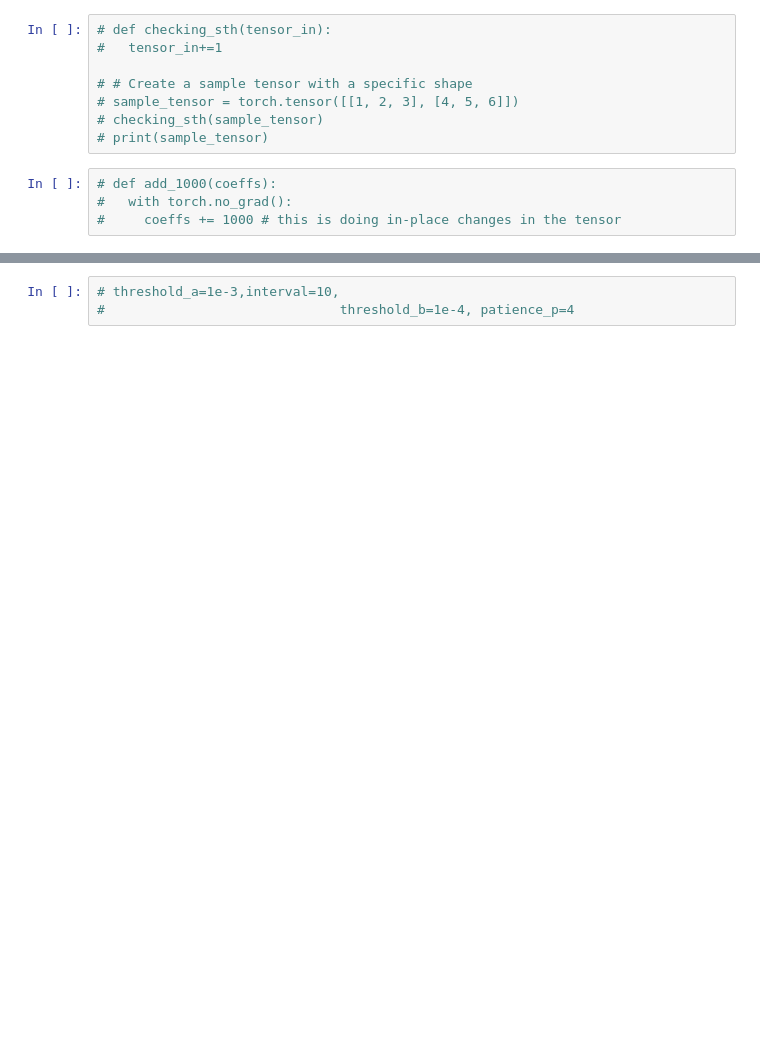
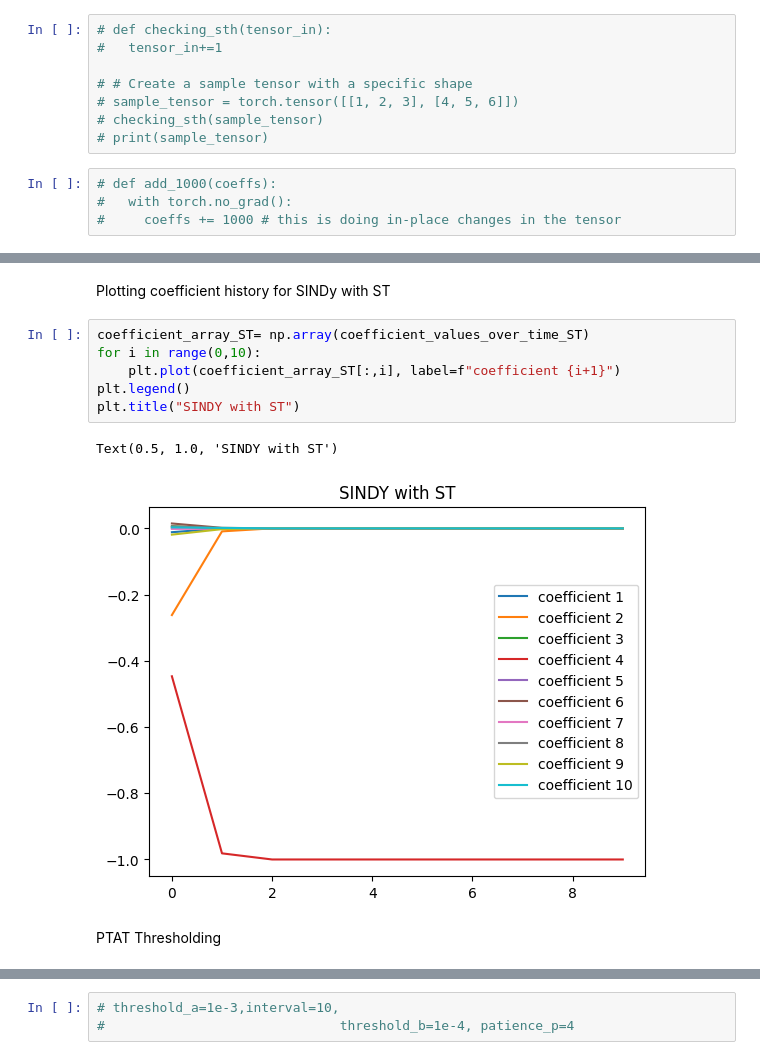
Before and after one commit to lukevoss/GNN, a Jupyter notebook: assignment_6.ipynb, the cells around one changed output, grey strips where cells are left out. Cells and saved outputs as stored; diff of their text form; blank space fills up the shorter version.

```diff
--- a/assignment_6.ipynb
+++ b/assignment_6.ipynb
@@ -832 +838,14 @@ def train_and_validate_sindy(model, train_loader, val_loader,
+# %% [markdown]
+Plotting coefficient history for SINDy with ST
+# %%
+coefficient_array_ST= np.array(coefficient_values_over_time_ST)
+for i in range(0,10):
+    plt.plot(coefficient_array_ST[:,i], label=f"coefficient {i+1}")
+plt.legend()
+plt.title("SINDY with ST")
+# %% [output]
+Text(0.5, 1.0, 'SINDY with ST')
+[figure, added]
+# %% [markdown]
+PTAT Thresholding
 # %%
```
Also changed, not shown: parts of 66 cells of this notebook.
